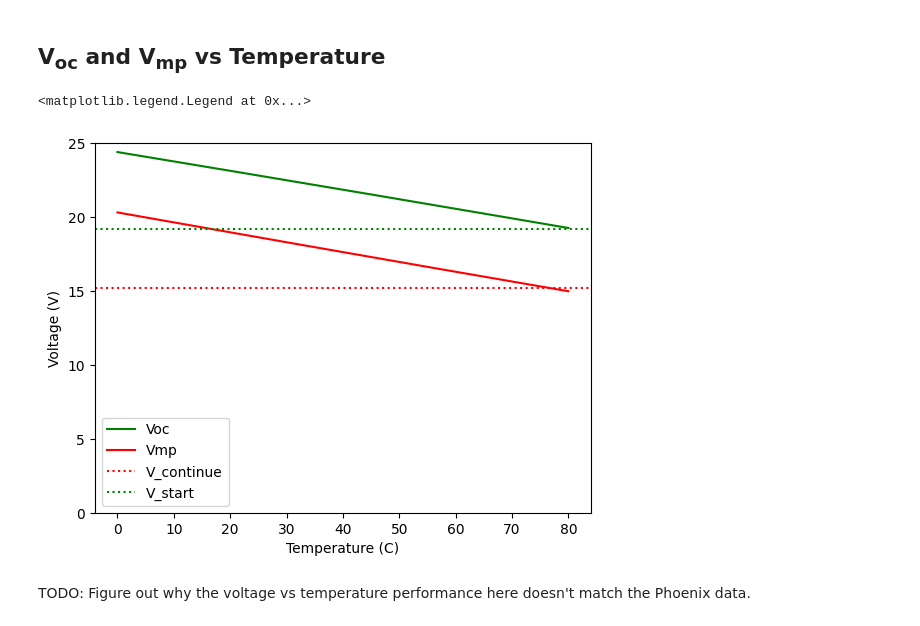
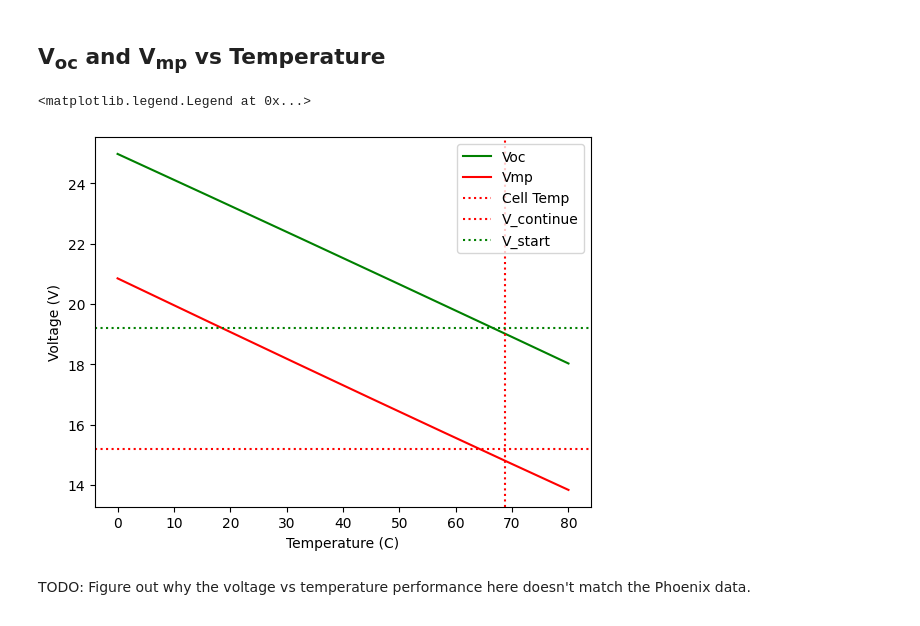
Before and after one commit to natecostello/pv-partial-shading, a Jupyter notebook: voc_vmp_vs_irradiance.ipynb, the cells around one changed output. Cells and saved outputs as stored; diff of their text form; code cells hidden in the pictures.

```diff
--- a/voc_vmp_vs_irradiance.ipynb
+++ b/voc_vmp_vs_irradiance.ipynb
@@ -115,7 +116,7 @@ plt.legend()
 # %%
 Temp = np.linspace(0, 80, 1000)
 
-Geff = 1000
+Geff = 1014.27
 
 IL, I0, Rs, Rsh, nNsVth = pvlib.pvsystem.calcparams_desoto(
     Geff,
@@ -125,40 +126,39 @@ IL, I0, Rs, Rsh, nNsVth = pvlib.pvsystem.calcparams_desoto(
     I_L_ref=rich_solar_12V_params['I_L_ref'],
     I_o_ref=rich_solar_12V_params['I_o_ref'],
     R_sh_ref=rich_solar_12V_params['R_sh_ref'],
     R_s=rich_solar_12V_params['R_s'],
-    EgRef=EgRef,
-    dEgdT=-dEgdT,
-    temp_ref=rich_solar_12V_params['temp_ref'],
-    irrad_ref=rich_solar_12V_params['irrad_ref']
-)
+    )
 
 # plug the parameters into the SDE and solve for IV curves:
 SDE_params = {
     'photocurrent': IL,
     'saturation_current': I0,
     'resistance_series': Rs,
     'resistance_shunt': Rsh,
     'nNsVth': nNsVth
 }
 
 curve_info = pvlib.pvsystem.singlediode(method='lambertw', **SDE_params)
 
 plt.figure()
 plt.plot(Temp,curve_info['v_oc'], label='Voc', color='g')
 plt.plot(Temp,curve_info['v_mp'], label='Vmp', color='r')
 #label the axes
 plt.xlabel('Temperature (C)')
 plt.ylabel('Voltage (V)')
-plt.ylim(0, 25)
+#plt.ylim(0, 25)
+
+#plot a vertical line at 68.78C for T_continue
+plt.axvline(x=68.78, color='orange', linestyle=':', label='Cell Temp')
 
 # plot a horizontal line at 15.2v for V_continue
 plt.axhline(y=15.2, color='r', linestyle=':', label='V_continue')
 # plot a horizontal line at 19.2v for V_start
 plt.axhline(y=19.2, color='g', linestyle=':', label='V_start')
 plt.legend()
 # %% [output]
 <matplotlib.legend.Legend at 0x...>
-[figure, old version]
+[figure, new version]
 # %% [markdown]
 TODO: Figure out why the voltage vs temperature performance here doesn't match the Phoenix data.
 # %%
```
Also changed, not shown: parts of 2 cells of this notebook, 9 other files.
